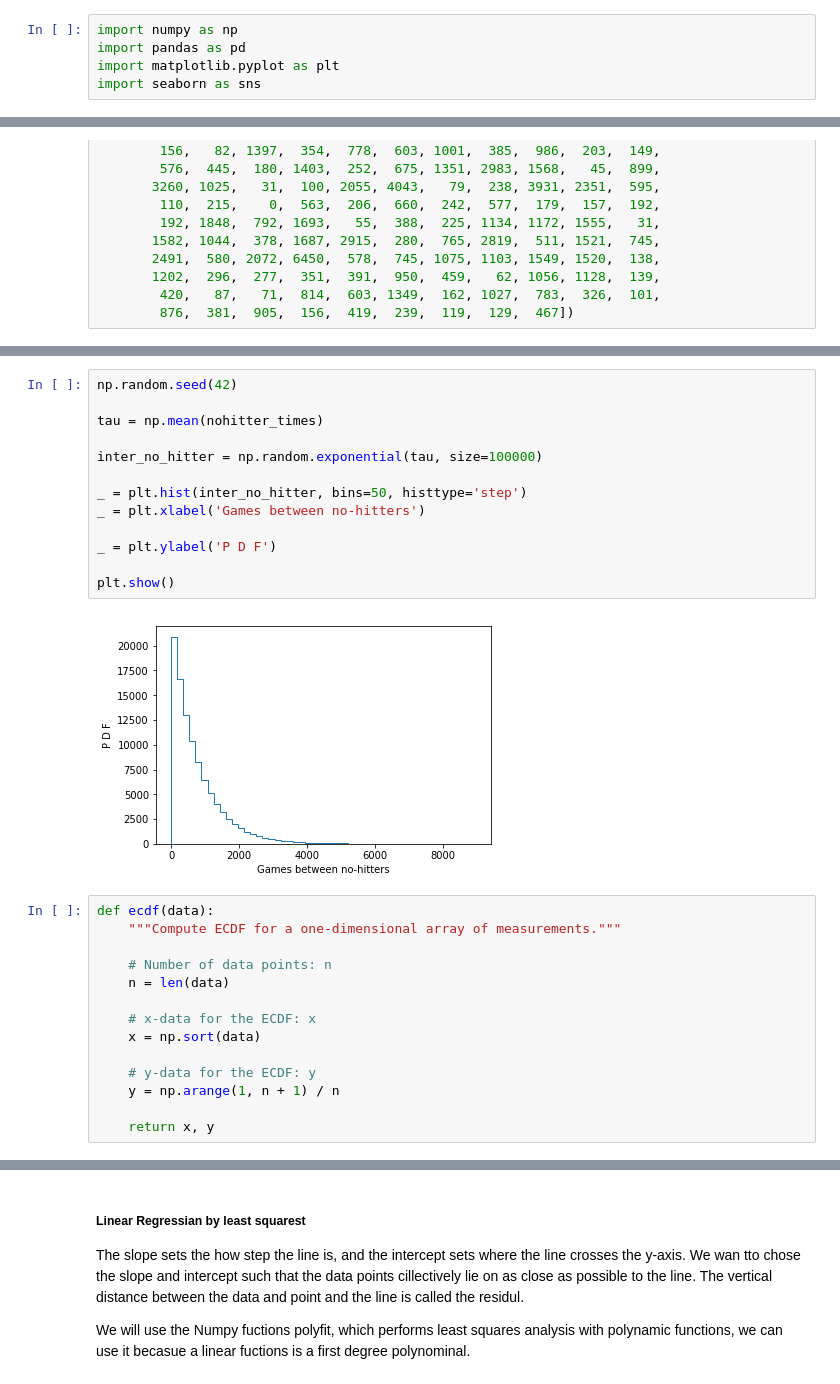
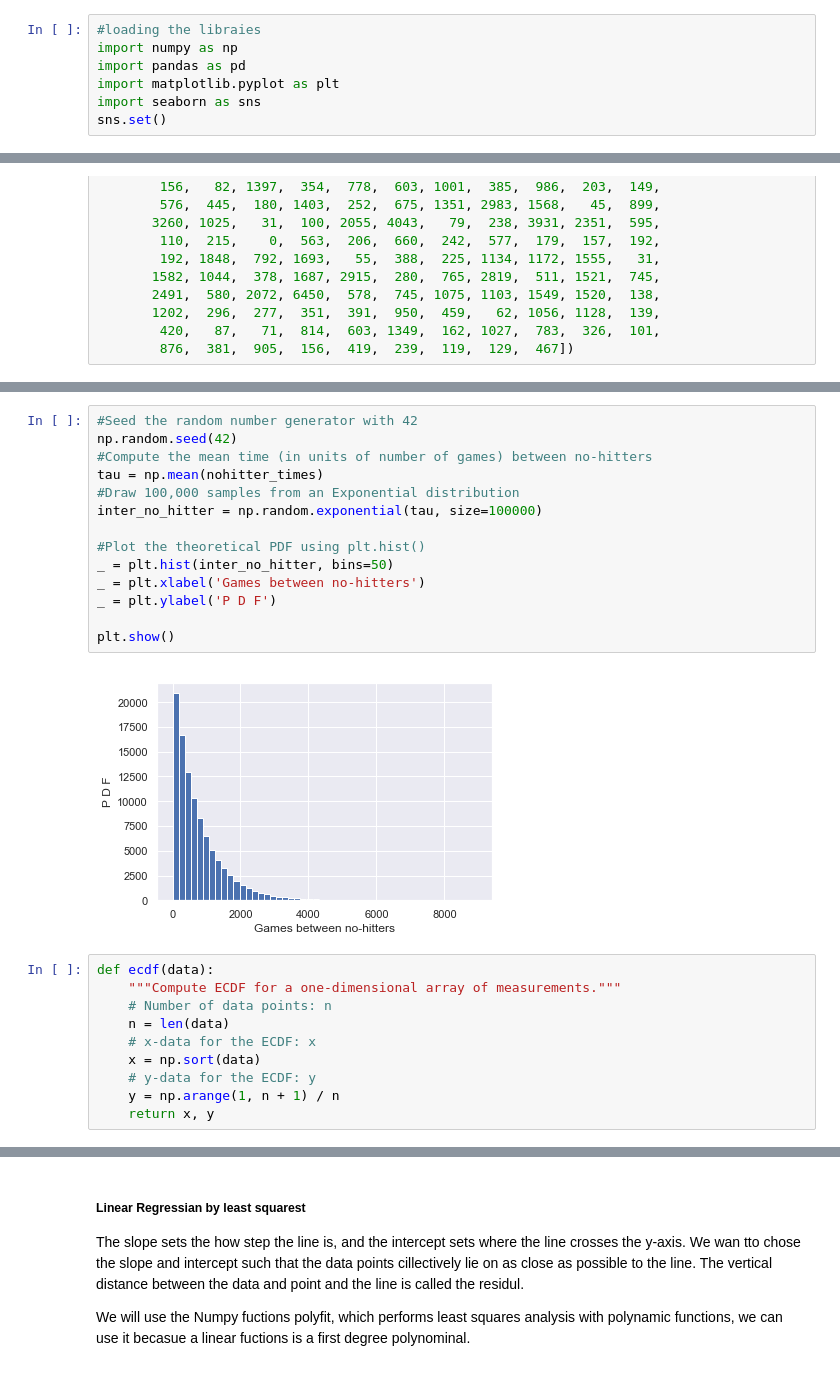
Before and after one commit to aysbt/DataCamp, a Jupyter notebook: Statistical_Thinking_in_Python_Part_2.ipynb, the cells around one changed output, grey strips where cells are left out. Saved outputs shown, nothing was run; the diff lists cells and outputs as text.

```diff
--- a/Statistical_Thinking_in_Python_Part_2.ipynb
+++ b/Statistical_Thinking_in_Python_Part_2.ipynb
@@ -4,5 +9,7 @@ Paremeter values that bring the model in cloest agreement with the data, the par
 # %%
+#loading the libraies
 import numpy as np
 import pandas as pd
 import matplotlib.pyplot as plt
 import seaborn as sns
+sns.set()
@@ -55,29 +58,26 @@ Compute the value of this parameter from the data. Then, use `np.random.exponent
 # %%
+#Seed the random number generator with 42
 np.random.seed(42)
-
+#Compute the mean time (in units of number of games) between no-hitters
 tau = np.mean(nohitter_times)
-
+#Draw 100,000 samples from an Exponential distribution
 inter_no_hitter = np.random.exponential(tau, size=100000)
 
-_ = plt.hist(inter_no_hitter, bins=50, histtype='step')
+#Plot the theoretical PDF using plt.hist()
+_ = plt.hist(inter_no_hitter, bins=50)
 _ = plt.xlabel('Games between no-hitters')
-
 _ = plt.ylabel('P D F')
 
 plt.show()
 # %% [output]
-[figure, old version]
+[figure, new version]
 # %%
 def ecdf(data):
     """Compute ECDF for a one-dimensional array of measurements."""
-
     # Number of data points: n
     n = len(data)
-
     # x-data for the ECDF: x
     x = np.sort(data)
-
     # y-data for the ECDF: y
     y = np.arange(1, n + 1) / n
-
     return x, y
```
Also changed, not shown: parts of 9 cells of this notebook.
